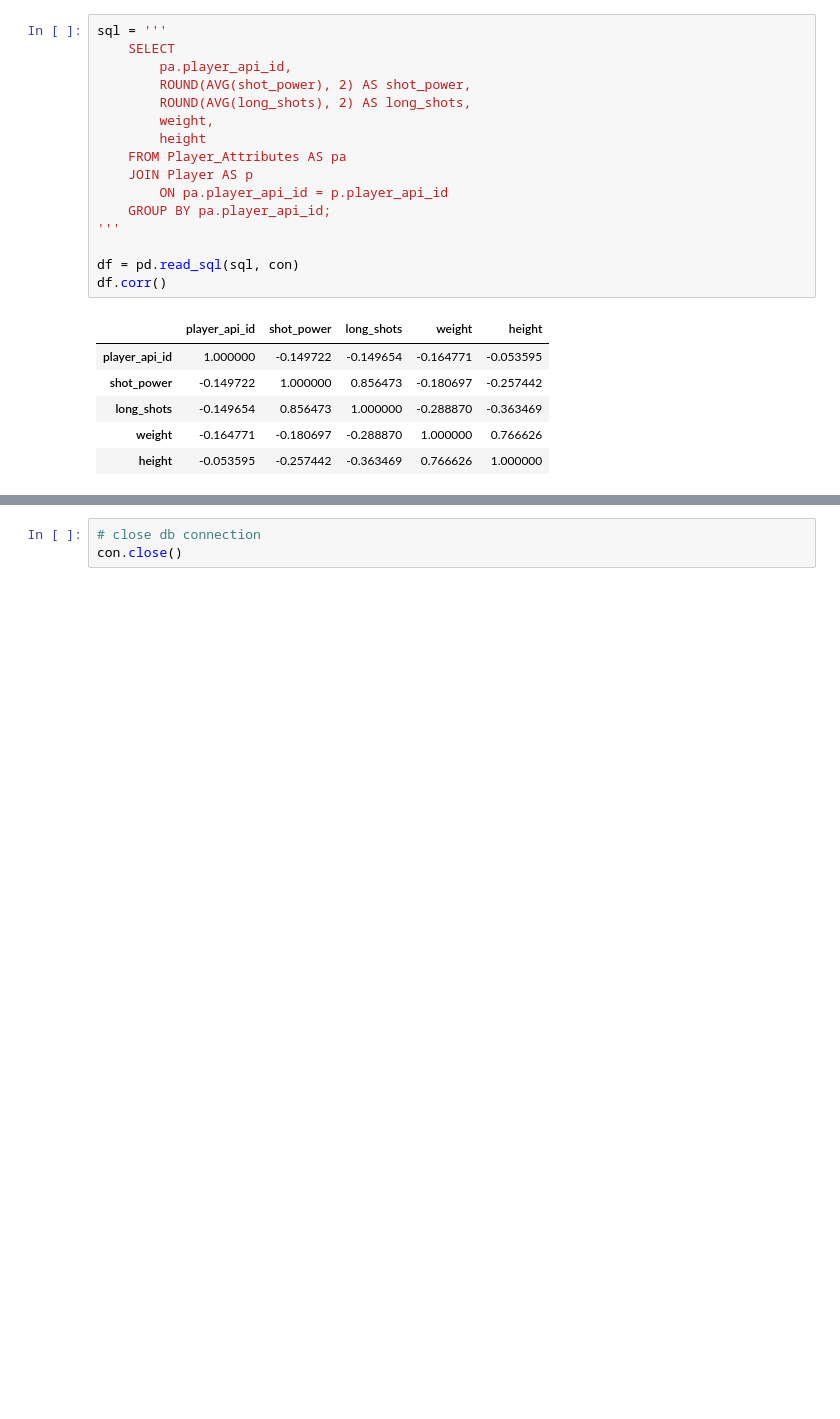
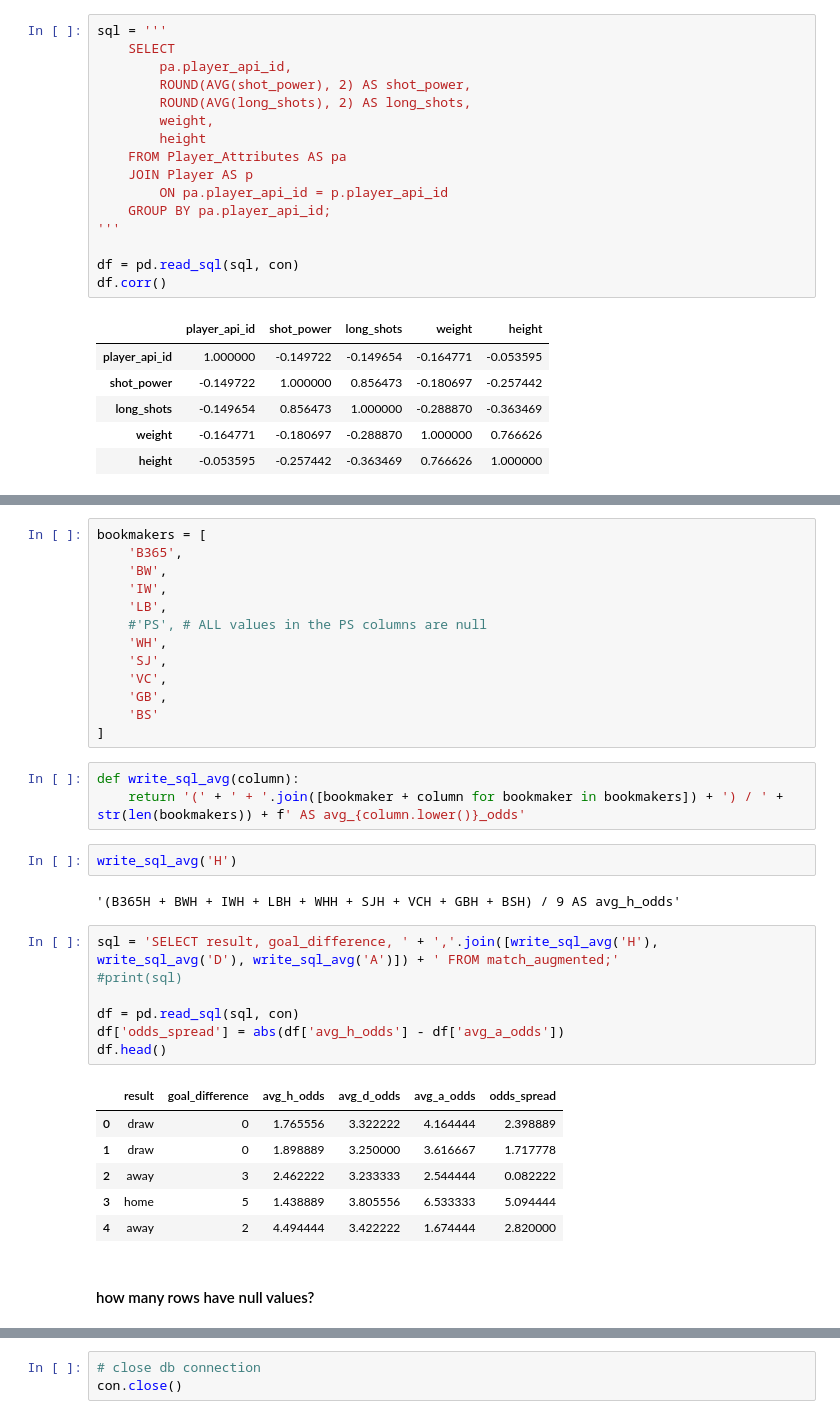
Before and after one commit to MauriceBrown/sql-football-data, a Jupyter notebook: European Football Data Analysis.ipynb, the cells around one changed output, grey strips where cells are left out. Drawn from its saved outputs; the diff is of its cells as text; blank space fills up the shorter version.

```diff
--- a/European Football Data Analysis.ipynb
+++ b/European Football Data Analysis.ipynb
@@ -258,0 +401,36 @@ df.corr()
+# %%
+bookmakers = [
+    'B365',
+    'BW',
+    'IW',
+    'LB',
+    #'PS', # ALL values in the PS columns are null
+    'WH',
+    'SJ',
+    'VC',
+    'GB',
+    'BS'
+]
+# %%
+def write_sql_avg(column):
+    return '(' + ' + '.join([bookmaker + column for bookmaker in bookmakers]) + ') / ' + str(len(bookmakers)) + f' AS avg_{column.lower()}_odds'
+# %%
+write_sql_avg('H')
+# %% [output]
+'(B365H + BWH + IWH + LBH + WHH + SJH + VCH + GBH + BSH) / 9 AS avg_h_odds'
+# %%
+sql = 'SELECT result, goal_difference, ' + ','.join([write_sql_avg('H'), write_sql_avg('D'), write_sql_avg('A')]) + ' FROM match_augmented;'
+#print(sql)
+
+df = pd.read_sql(sql, con)
+df['odds_spread'] = abs(df['avg_h_odds'] - df['avg_a_odds'])
+df.head()
+# %% [output]
+|  | result | goal_difference | avg_h_odds | avg_d_odds | avg_a_odds | odds_spread |
+| 0 | draw | 0 | 1.765556 | 3.322222 | 4.164444 | 2.398889 |
+| 1 | draw | 0 | 1.898889 | 3.250000 | 3.616667 | 1.717778 |
+| 2 | away | 3 | 2.462222 | 3.233333 | 2.544444 | 0.082222 |
+| 3 | home | 5 | 1.438889 | 3.805556 | 6.533333 | 5.094444 |
+| 4 | away | 2 | 4.494444 | 3.422222 | 1.674444 | 2.820000 |
+# %% [markdown]
+#### how many rows have null values?
```
Also changed, not shown: parts of 16 cells of this notebook, 1 other file.
